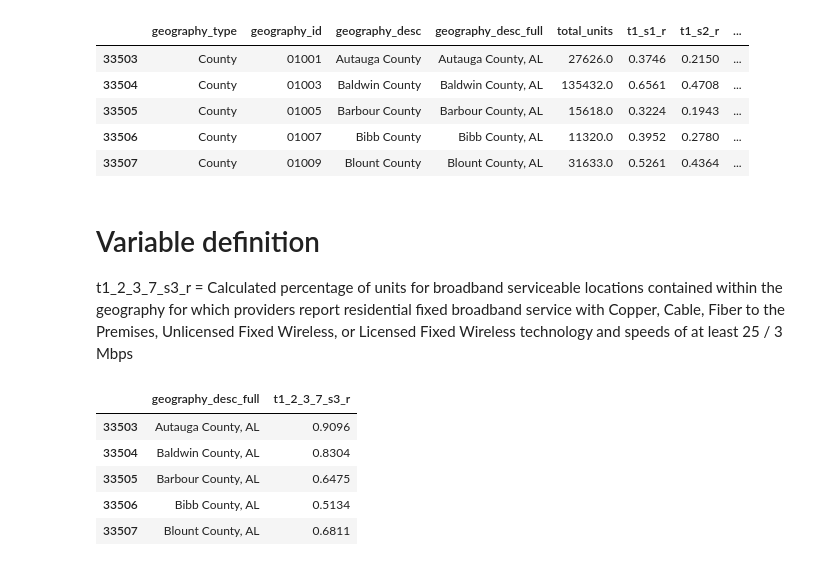
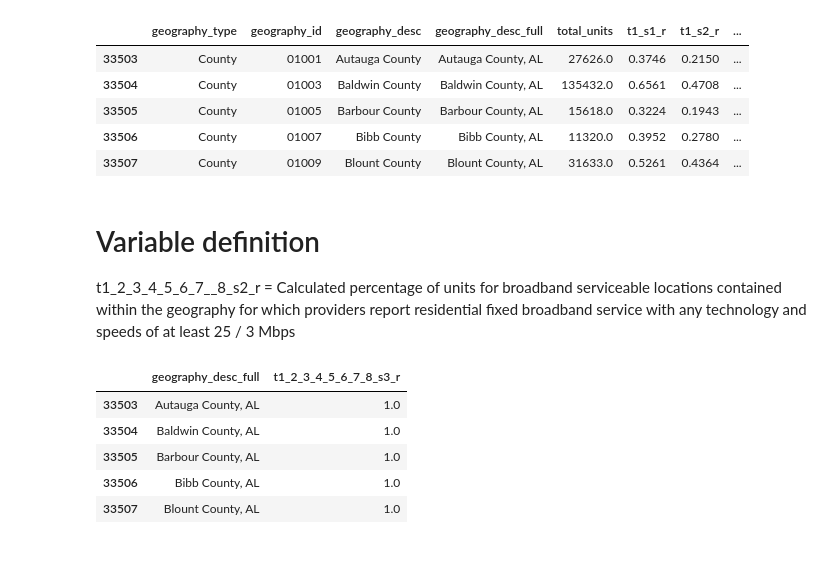
Before and after one commit to mfarme/eHealthEquity, a Jupyter notebook: Research/Data Source/FCC_Broadband.ipynb, the cells around one changed output. Drawn from its saved outputs; the diff is of its cells as text; code cells hidden in the pictures.

```diff
--- a/Research/Data Source/FCC_Broadband.ipynb
+++ b/Research/Data Source/FCC_Broadband.ipynb
@@ -37,25 +37,23 @@ df.head()
 | 33507 | County | 01009 | Blount County | Blount County, AL | 31633.0 | 0.5261 | 0.4364 | ... |
 # %% [markdown]
 # Variable definition
-t1_2_3_7_s3_r =
+t1_2_3_4_5_6_7__8_s2_r =
 Calculated percentage of units for broadband serviceable
 locations contained within the geography for which
 providers report residential fixed broadband service with
-Copper, Cable, Fiber to the Premises, Unlicensed Fixed
-Wireless, or Licensed Fixed Wireless technology and
-speeds of at least 25 / 3 Mbps
+any technology and speeds of at least 25 / 3 Mbps
 # %%
 col_keep = [
     'geography_desc_full',
-    't1_2_3_7_s3_r'
+    't1_2_3_4_5_6_7_8_s3_r'
 ]
 
 df = df[col_keep].copy()
 df.head()
 # %% [output]
-|  | geography_desc_full | t1_2_3_7_s3_r |
-| 33503 | Autauga County, AL | 0.9096 |
-| 33504 | Baldwin County, AL | 0.8304 |
-| 33505 | Barbour County, AL | 0.6475 |
-| 33506 | Bibb County, AL | 0.5134 |
-| 33507 | Blount County, AL | 0.6811 |
+|  | geography_desc_full | t1_2_3_4_5_6_7_8_s3_r |
+| 33503 | Autauga County, AL | 1.0 |
+| 33504 | Baldwin County, AL | 1.0 |
+| 33505 | Barbour County, AL | 1.0 |
+| 33506 | Bibb County, AL | 1.0 |
+| 33507 | Blount County, AL | 1.0 |
```
Also changed, not shown: parts of 2 cells of this notebook.
